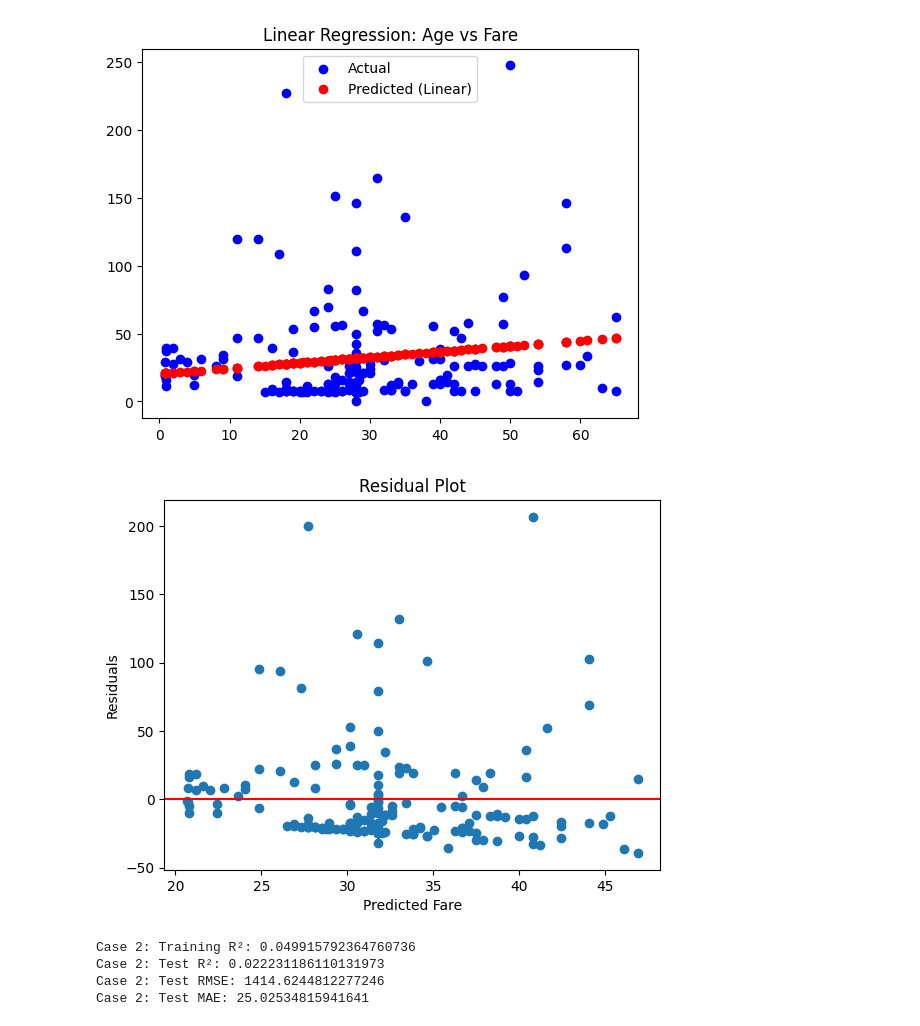
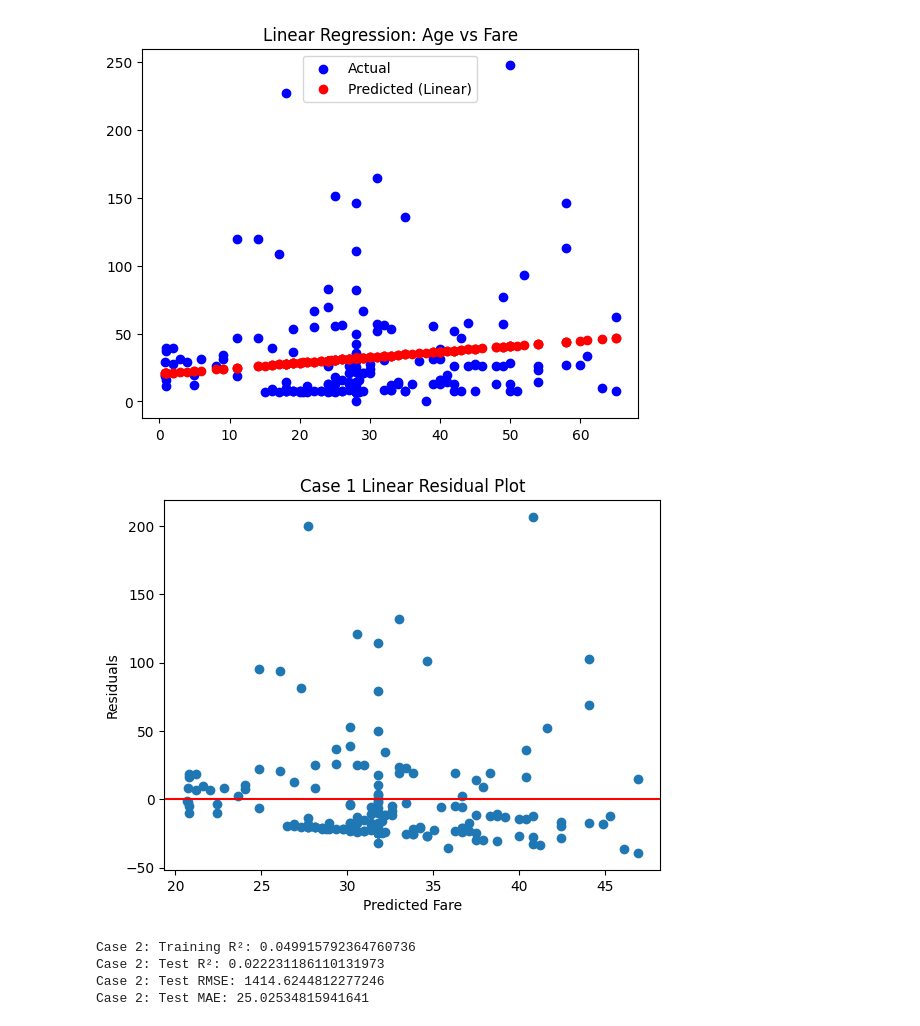
Before and after one commit to hrawp/applied-ml-hrawp, a Jupyter notebook: notebooks/project04/ml04__aaron.ipynb, the cells around one changed output. Cells and saved outputs as stored; diff of their text form; code cells hidden in the pictures.

```diff
--- a/notebooks/project04/ml04__aaron.ipynb
+++ b/notebooks/project04/ml04__aaron.ipynb
@@ -229,13 +229,13 @@ plt.show()
 # %%
 residuals = y1_test - y1_pred_test
 plt.scatter(y1_pred_test, residuals)
 plt.axhline(0, color='red')
 plt.xlabel("Predicted Fare")
 plt.ylabel("Residuals")
-plt.title("Residual Plot")
+plt.title("Case 1 Linear Residual Plot")
 plt.show()
 # %% [output]
-[figure, old version]
+[figure, new version]
 # %%
 print("Case 2: Training R²:", r2_score(y2_train, y2_pred_train))
 print("Case 2: Test R²:", r2_score(y2_test, y2_pred_test))
```
Also changed, not shown: parts of 11 cells of this notebook.
